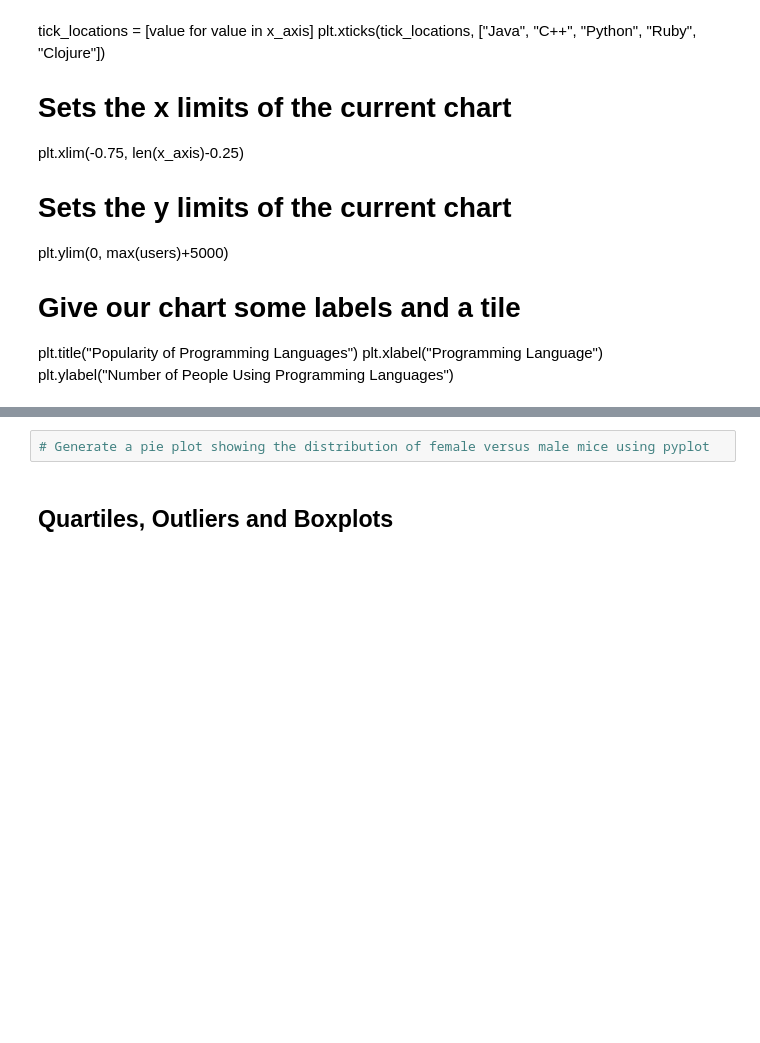
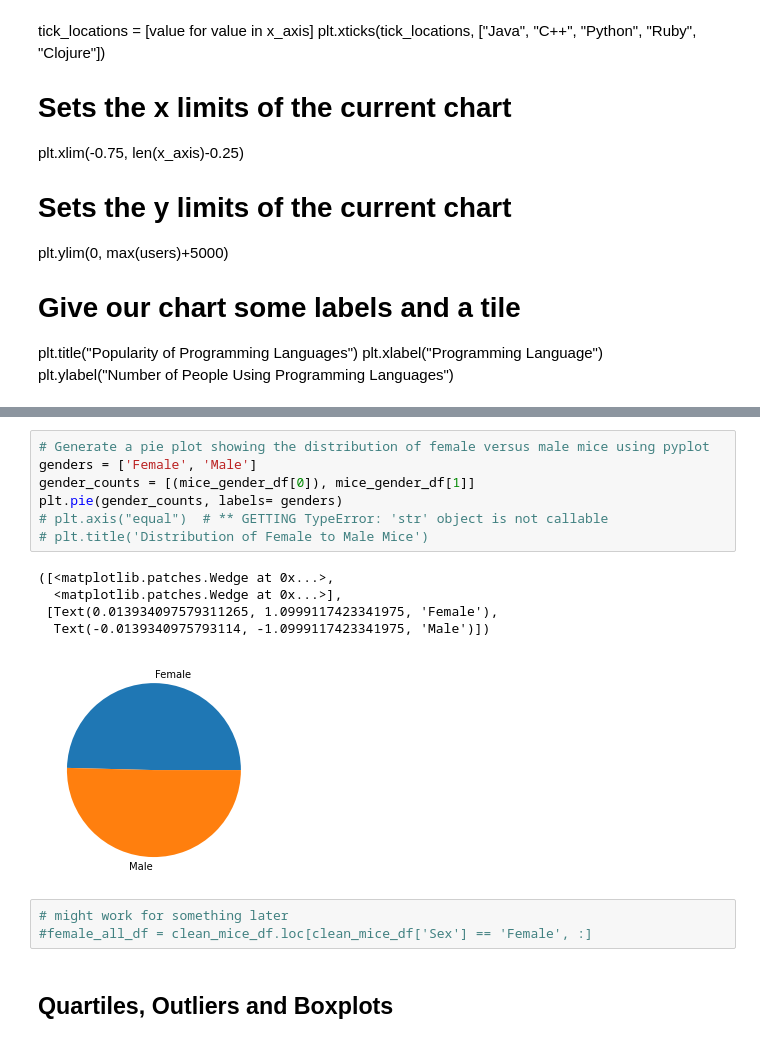
Before and after one commit to juliemcbaker/pymaceuticals, a Jupyter notebook: pymaceuticals_BAKER.ipynb, the cells around one changed output, grey strips where cells are left out. Cells and saved outputs as stored; diff of their text form; blank space fills up the shorter version.

```diff
--- a/pymaceuticals_BAKER.ipynb
+++ b/pymaceuticals_BAKER.ipynb
@@ -392,5 +470,19 @@ plt.ylabel("Number of People Using Programming Languages")
 # %%
 # Generate a pie plot showing the distribution of female versus male mice using pyplot
+genders = ['Female', 'Male']
+gender_counts = [(mice_gender_df[0]), mice_gender_df[1]]
+plt.pie(gender_counts, labels= genders)
+# plt.axis("equal")  # ** GETTING TypeError: 'str' object is not callable
+# plt.title('Distribution of Female to Male Mice')
+# %% [output]
+([<matplotlib.patches.Wedge at 0x...>,
+  <matplotlib.patches.Wedge at 0x...>],
+ [Text(0.013934097579311265, 1.0999117423341975, 'Female'),
+  Text(-0.0139340975793114, -1.0999117423341975, 'Male')])
+[figure, added]
+# %%
+# might work for something later
+#female_all_df = clean_mice_df.loc[clean_mice_df['Sex'] == 'Female', :]
 # %% [markdown]
 ## Quartiles, Outliers and Boxplots
 # %%
```
Also changed, not shown: parts of 13 cells of this notebook.
